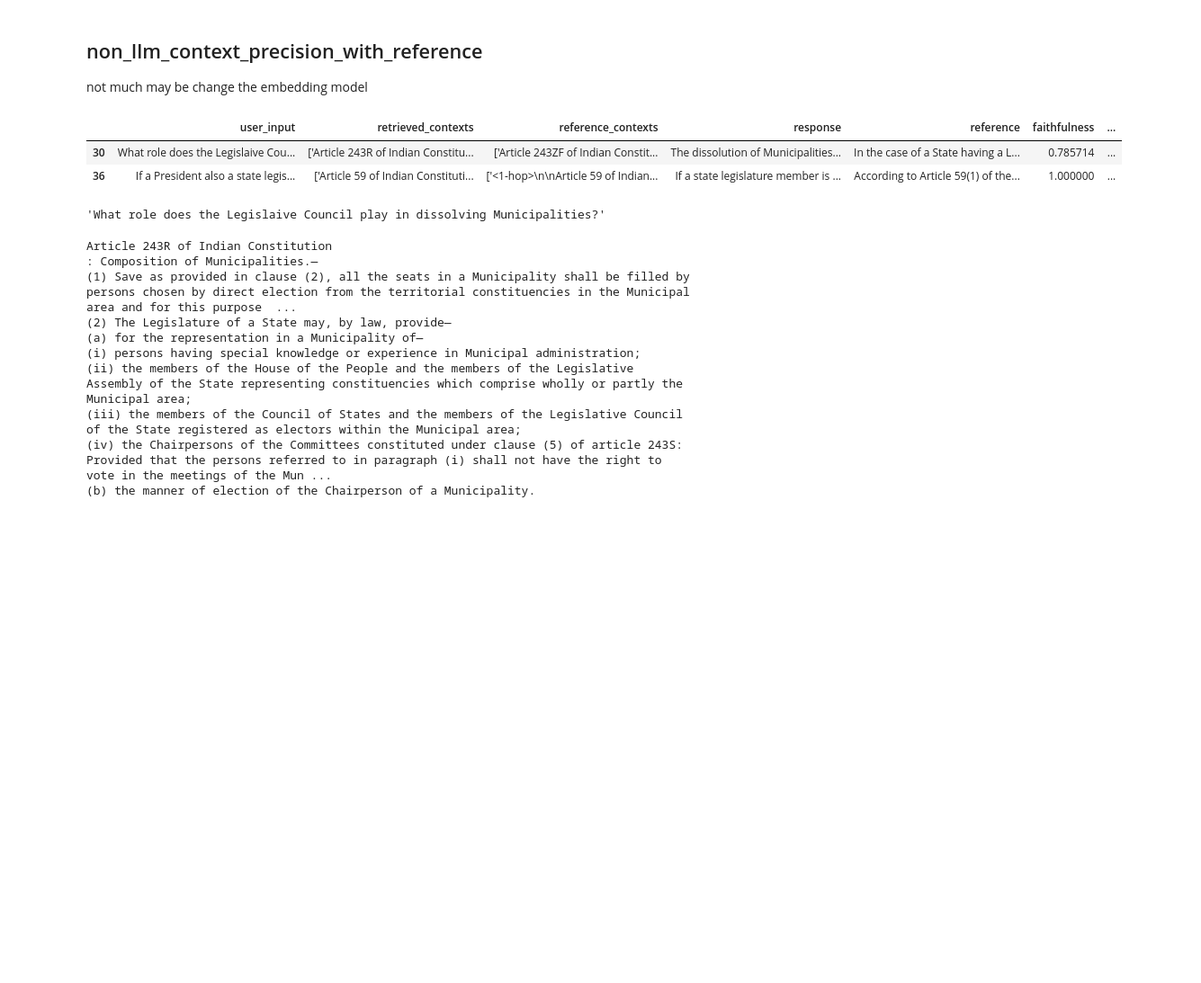
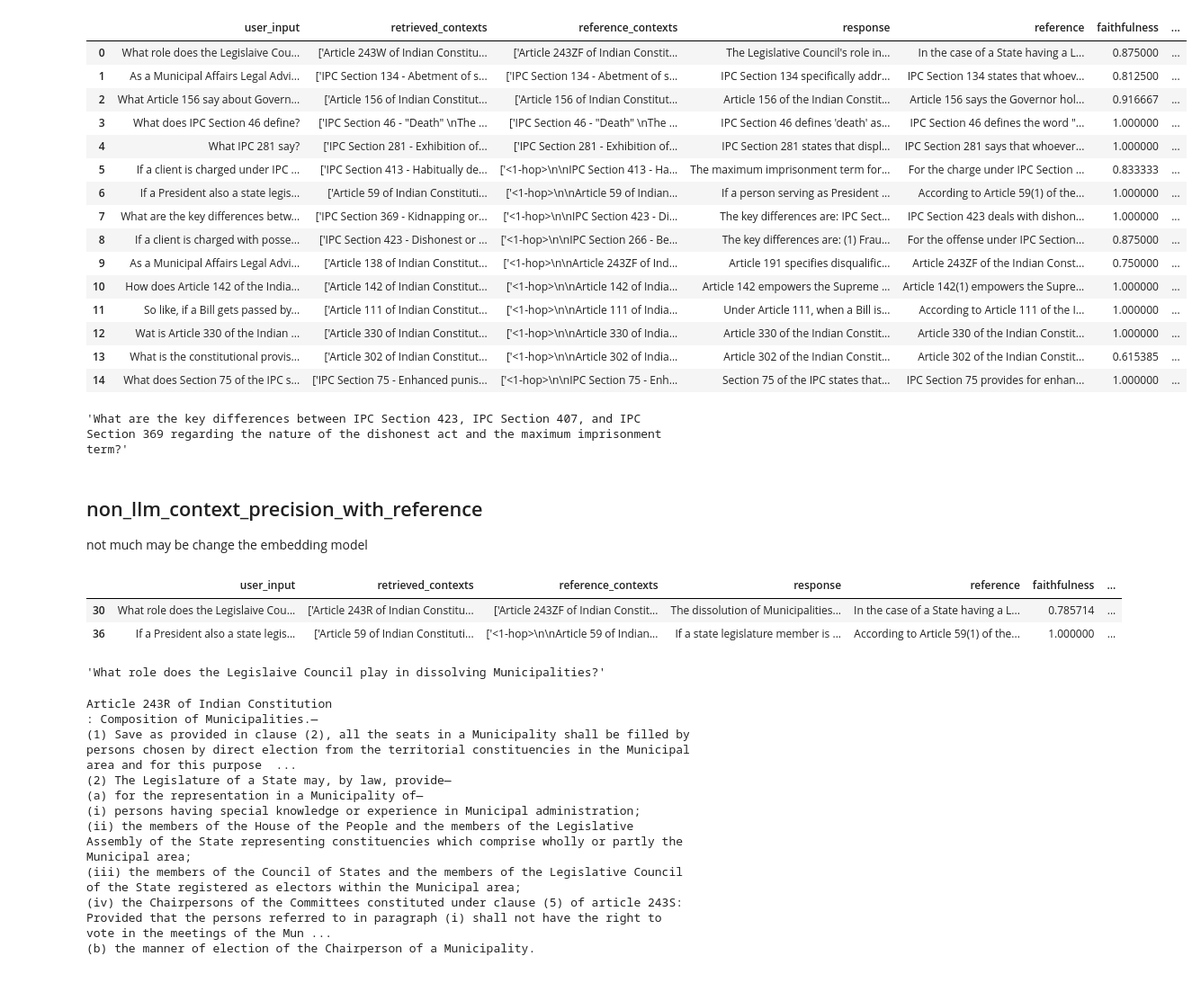
Before and after one commit to pankaj-2708/Self-RAG-and-Corrective-RAG-for-Indian-Constitution, a Jupyter notebook: notebooks/ragas_results.ipynb, the cells around one changed output. Shown at 90% size. Saved outputs shown, nothing was run; the diff lists cells and outputs as text; code cells hidden in the pictures; blank space fills up the shorter version.

Commit message:
results stated and readme update

```diff
--- a/notebooks/ragas_results.ipynb
+++ b/notebooks/ragas_results.ipynb
@@ -12,5 +13,28 @@ df.head()
 # %%
-df2=pd.read_csv("../data/evaluation_progress_results/evaluation_history2.csv")
+df2=pd.read_csv("../data/evaluation_progress_results/results_v6.csv")
+# %%
+df2
+# %% [output]
+|  | user_input | retrieved_contexts | reference_contexts | response | reference | faithfulness | ... |
+| 0 | What role does the Legislaive Cou... | ['Article 243W of Indian Constitu... | ['Article 243ZF of Indian Constit... | The Legislative Council's role in... | In the case of a State having a L... | 0.875000 | ... |
+| 1 | As a Municipal Affairs Legal Advi... | ['IPC Section 134 - Abetment of s... | ['IPC Section 134 - Abetment of s... | IPC Section 134 specifically addr... | IPC Section 134 states that whoev... | 0.812500 | ... |
+| 2 | What Article 156 say about Govern... | ['Article 156 of Indian Constitut... | ['Article 156 of Indian Constitut... | Article 156 of the Indian Constit... | Article 156 says the Governor hol... | 0.916667 | ... |
+| 3 | What does IPC Section 46 define? | ['IPC Section 46 - "Death" \nThe ... | ['IPC Section 46 - "Death" \nThe ... | IPC Section 46 defines 'death' as... | IPC Section 46 defines the word "... | 1.000000 | ... |
+| 4 | What IPC 281 say? | ['IPC Section 281 - Exhibition of... | ['IPC Section 281 - Exhibition of... | IPC Section 281 states that displ... | IPC Section 281 says that whoever... | 1.000000 | ... |
+| 5 | If a client is charged under IPC ... | ['IPC Section 413 - Habitually de... | ['<1-hop>\n\nIPC Section 413 - Ha... | The maximum imprisonment term for... | For the charge under IPC Section ... | 0.833333 | ... |
+| 6 | If a President also a state legis... | ['Article 59 of Indian Constituti... | ['<1-hop>\n\nArticle 59 of Indian... | If a person serving as President ... | According to Article 59(1) of the... | 1.000000 | ... |
+| 7 | What are the key differences betw... | ['IPC Section 369 - Kidnapping or... | ['<1-hop>\n\nIPC Section 423 - Di... | The key differences are: IPC Sect... | IPC Section 423 deals with dishon... | 1.000000 | ... |
+| 8 | If a client is charged with posse... | ['IPC Section 423 - Dishonest or ... | ['<1-hop>\n\nIPC Section 266 - Be... | The key differences are: (1) Frau... | For the offense under IPC Section... | 0.875000 | ... |
+| 9 | As a Municipal Affairs Legal Advi... | ['Article 138 of Indian Constitut... | ['<1-hop>\n\nArticle 243ZF of Ind... | Article 191 specifies disqualific... | Article 243ZF of the Indian Const... | 0.750000 | ... |
+| 10 | How does Article 142 of the India... | ['Article 142 of Indian Constitut... | ['<1-hop>\n\nArticle 142 of India... | Article 142 empowers the Supreme ... | Article 142(1) empowers the Supre... | 1.000000 | ... |
+| 11 | So like, if a Bill gets passed by... | ['Article 111 of Indian Constitut... | ['<1-hop>\n\nArticle 111 of India... | Under Article 111, when a Bill is... | According to Article 111 of the I... | 1.000000 | ... |
+| 12 | Wat is Article 330 of the Indian ... | ['Article 330 of Indian Constitut... | ['<1-hop>\n\nArticle 330 of India... | Article 330 of the Indian Constit... | Article 330 of the Indian Constit... | 1.000000 | ... |
+| 13 | What is the constitutional provis... | ['Article 302 of Indian Constitut... | ['<1-hop>\n\nArticle 302 of India... | Article 302 of the Indian Constit... | Article 302 of the Indian Constit... | 0.615385 | ... |
+| 14 | What does Section 75 of the IPC s... | ['IPC Section 75 - Enhanced punis... | ['<1-hop>\n\nIPC Section 75 - Enh... | Section 75 of the IPC states that... | IPC Section 75 provides for enhan... | 1.000000 | ... |
+# %%
+df2.loc[7,'user_input']
+# %% [output]
+'What are the key differences between IPC Section 423, IPC Section 407, and IPC Section 369 regarding the nature of the dishonest act and the maximum imprisonment term?'
 # %% [markdown]
 ## non_llm_context_precision_with_reference
 not much may be change the embedding model
```
Also changed, not shown: parts of 1 cell of this notebook, 5 other files.
